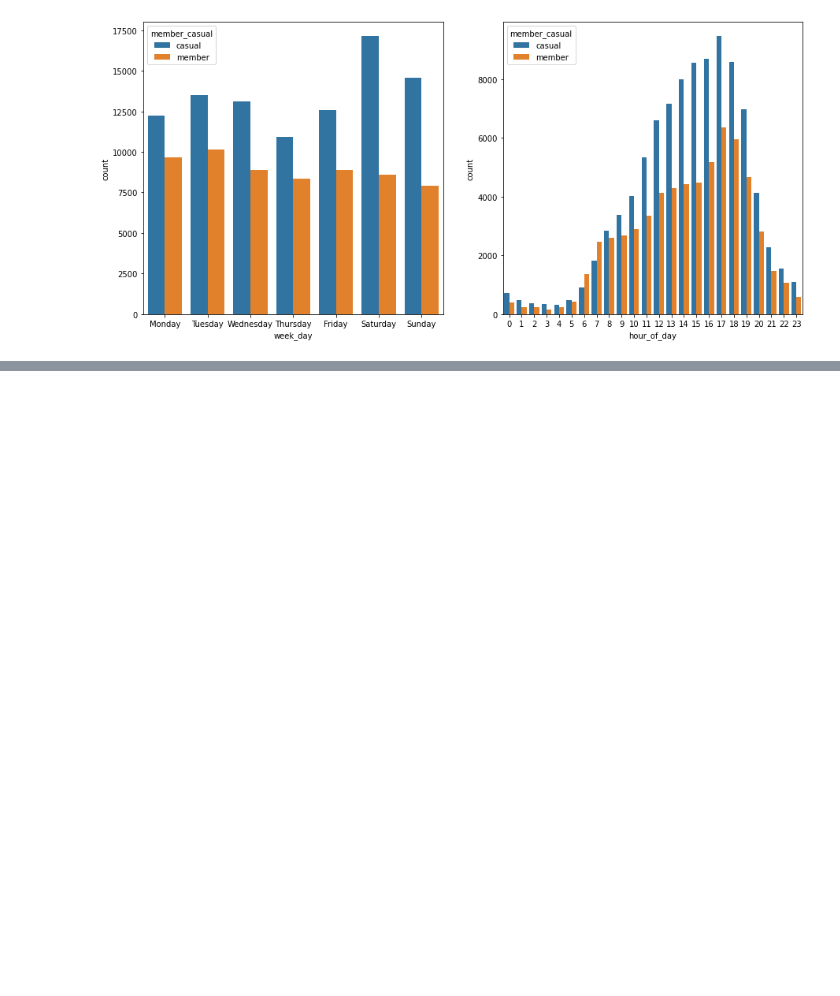
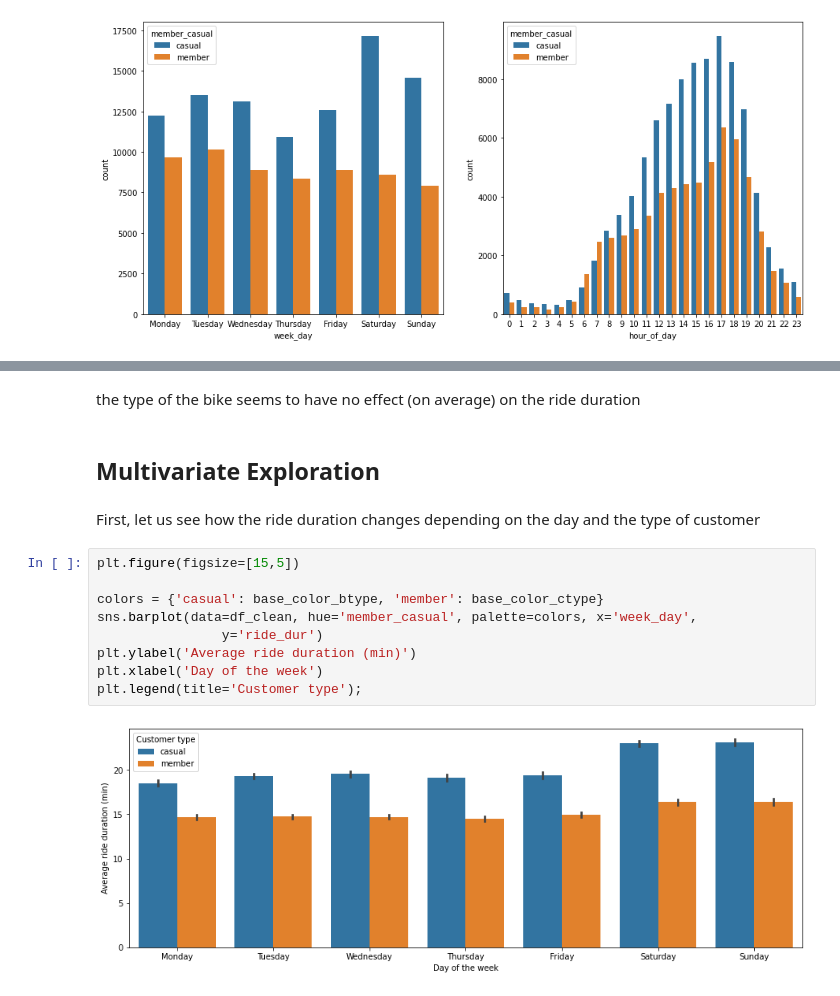
Before and after one commit to JuanGarcia10/data-visualization-lyft-bikes, a Jupyter notebook: Exploring_Lyft-Bikes_dataset.ipynb, the cells around one changed output, grey strips where cells are left out. Saved outputs shown, nothing was run; the diff lists cells and outputs as text; blank space fills up the shorter version.

```diff
--- a/Exploring_Lyft-Bikes_dataset.ipynb
+++ b/Exploring_Lyft-Bikes_dataset.ipynb
@@ -473,0 +466,17 @@ the quote-formatted guide notes like this one before you finish your report!
+# %% [markdown]
+the type of the bike seems to have no effect (on average) on the ride duration
+# %% [markdown]
+## Multivariate Exploration
+# %% [markdown]
+First, let us see how the ride duration changes depending on the day and the type of customer
+# %%
+plt.figure(figsize=[15,5])
+
+colors = {'casual': base_color_btype, 'member': base_color_ctype}
+sns.barplot(data=df_clean, hue='member_casual', palette=colors, x='week_day',
+                y='ride_dur')
+plt.ylabel('Average ride duration (min)')
+plt.xlabel('Day of the week')
+plt.legend(title='Customer type');
+# %% [output]
+[figure, added]
```
Also changed, not shown: parts of 15 cells of this notebook, 3 other files.
